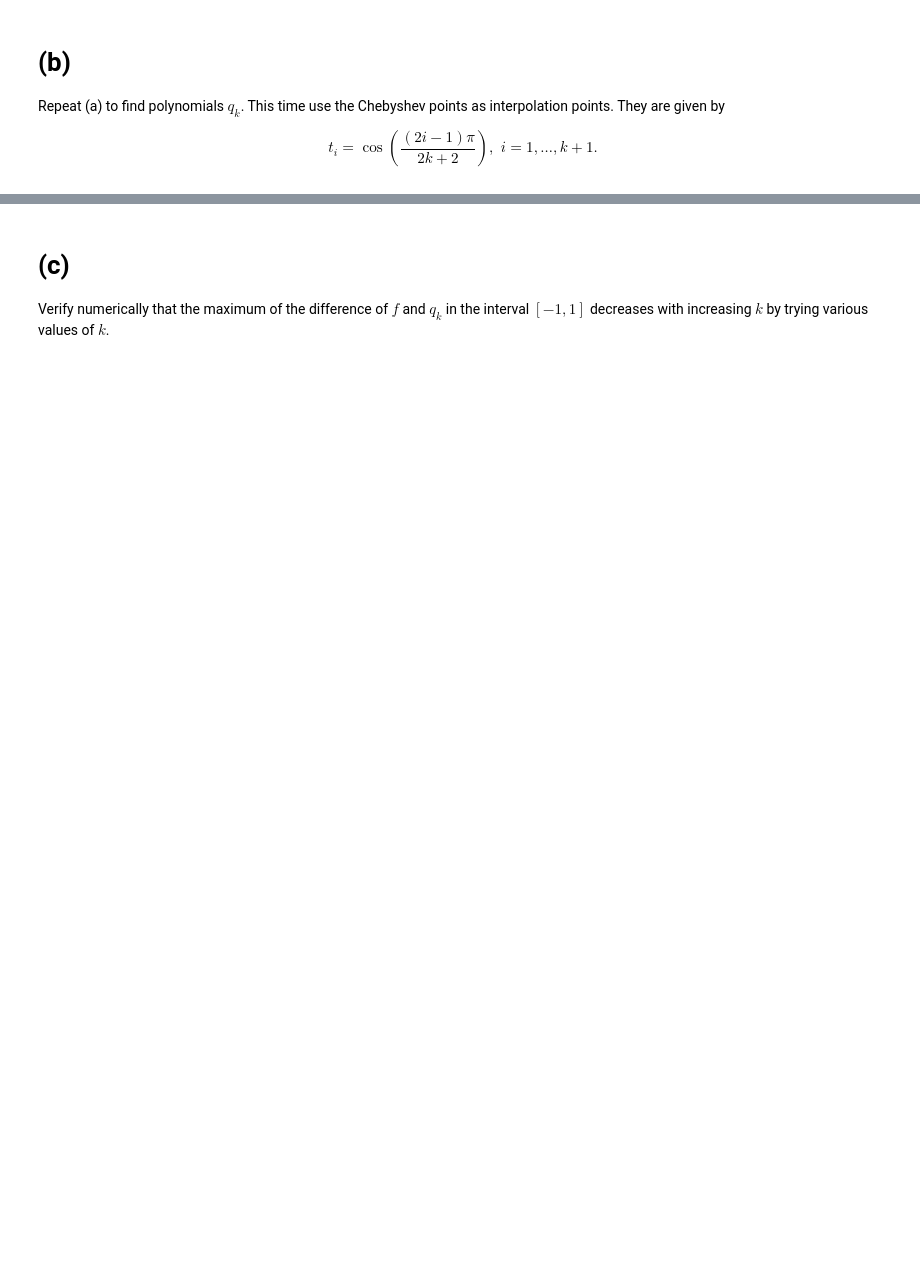
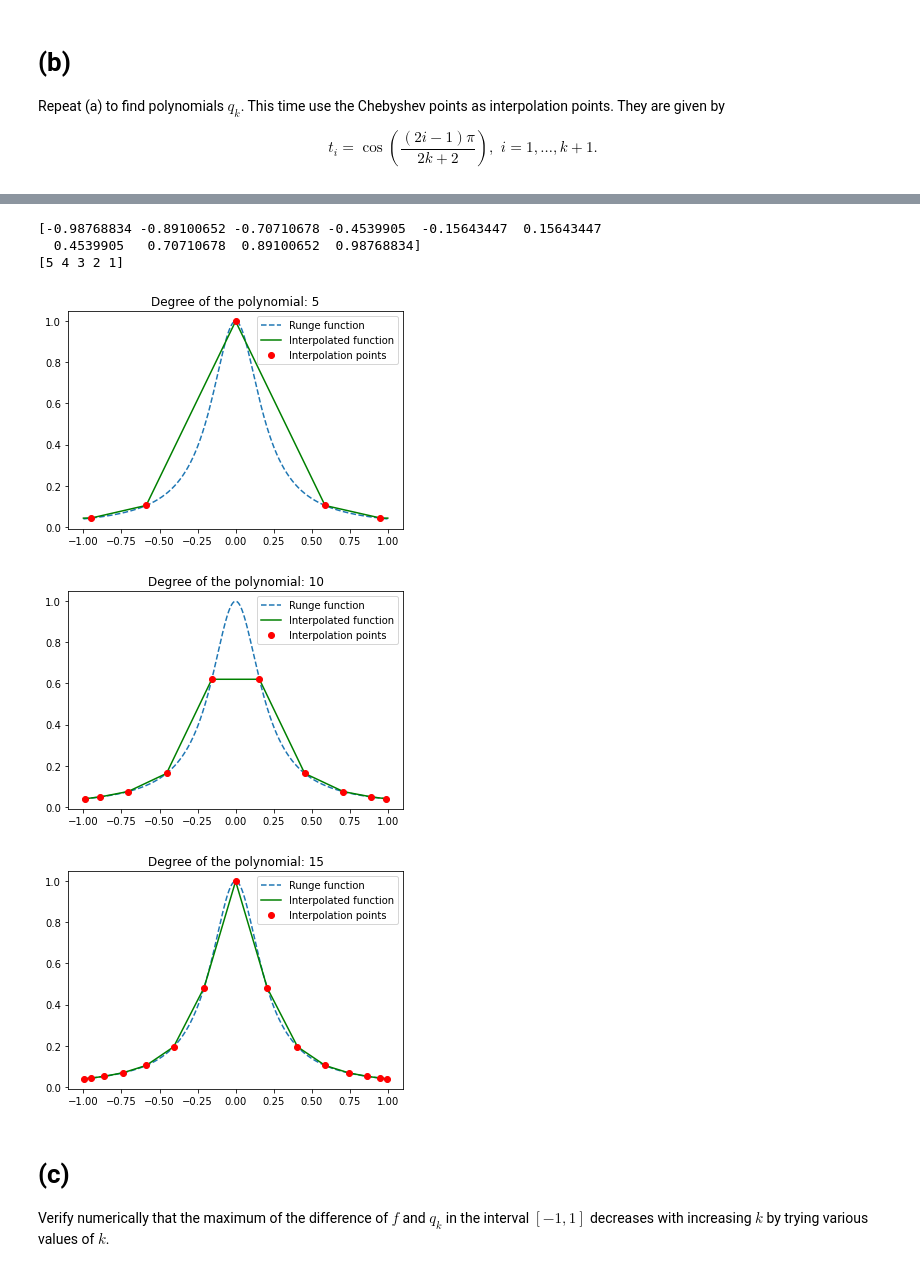
Before and after one commit to DaVinkie/NumAlg1, a Jupyter notebook: Week 6/homework6.ipynb, the cells around one changed output, grey strips where cells are left out. Saved outputs shown, nothing was run; the diff lists cells and outputs as text; code cells hidden in the pictures; blank space fills up the shorter version.

```diff
--- a/Week 6/homework6.ipynb
+++ b/Week 6/homework6.ipynb
@@ -91,3 +74,67 @@ polyC(Chebyshev, [-1,1], [5,10,15], show_dots=True)
+# %%
+def interpolation_Chebyshev(degree):
+    ''' Returns a list of n=degree Chebyshev points on the default interval [-1, 1].
+
+    Because Chebyshev points are projections of evenly spaced points on the unit circle,
+    which works counter clockwise, the points are in descending order by default.
+    Numpy's interpolation function needs them in ascending order, so the array is flipped.
+    '''
+    points = np.array([np.cos(((2*t - 1)*np.pi)/(2*degree)) for t in range(1, degree+1)])
+    return np.flip(points)
+
+def poly_Chebyshev(interval, degree_list):
+    ''' Interpolation of the Runge function with a k-degree polynomial in a given range.
+
+    Plots the interpolated function against the real function for every given degree.
+    Interpolation points are spaced evenly.
+    '''
+    x_range = np.linspace(interval[0], interval[1], 1000)
+    y_runge = f_Runge(x_range)
+
+    for degree in degree_list:
+        # Calculation and interpolation
+        x_points = interpolation_Chebyshev(degree)
+        runge_points = f_Runge(x_points)
+        y_interpolated = np.interp(x_range, x_points, runge_points)
+
+        # Plotting
+        plt.title('Degree of the polynomial: ' +str(degree))
+        plt.plot(x_range, y_runge, '--', label='Runge function')
+        plt.plot(x_range, y_interpolated, c='g', label='Interpolated function')
+        plt.plot(x_points, runge_points, 'ro', label='Interpolation points')
+        plt.legend()
+        plt.show()
+
+poly_Chebyshev([-1,1], [5, 10, 15])
+# def poly_Chebyshev(func, interval, k, show_dots=True):
+
+#     xFunc = np.linspace(interval[0], interval[1], 1000)
+#     yFunc = func(xFunc, k=5) #adjust for runge
+#     plt.plot(xFunc, yFunc, '-', color='black')
+
+#     colors = ['b', 'r', 'y']
+
+#     for times in range(len(k)):
+#         xp = np.linspace(interval[0], interval[1], k[times])
+
+#         fp = func(xp, k[times])
+
+#         xvals = np.linspace(interval[0], interval[1], k[times]*10)
+#         yinterp = np.interp(xvals, xp, fp)
+
+#         if show_dots is True:
+#             plt.plot(xp, fp, 'o', color=colors[times])
+#         plt.plot(xvals, yinterp, '-', color=colors[times])
+#     plt.show()
+
+# polyC(Chebyshev, [-1,1], [5,10,15], show_dots=True)
+# %% [output]
+[-0.98768834 -0.89100652 -0.70710678 -0.4539905  -0.15643447  0.15643447
+  0.4539905   0.70710678  0.89100652  0.98768834]
+[5 4 3 2 1]
+[figure, added]
+[figure, added]
+[figure, added]
 # %% [markdown]
 # (c)
 Verify numerically that the maximum of the difference of $f$ and $q_k$ in the interval $[-1,1]$ decreases with increasing $k$ by trying various values of $k$.
```
Also changed, not shown: parts of 4 cells of this notebook.
